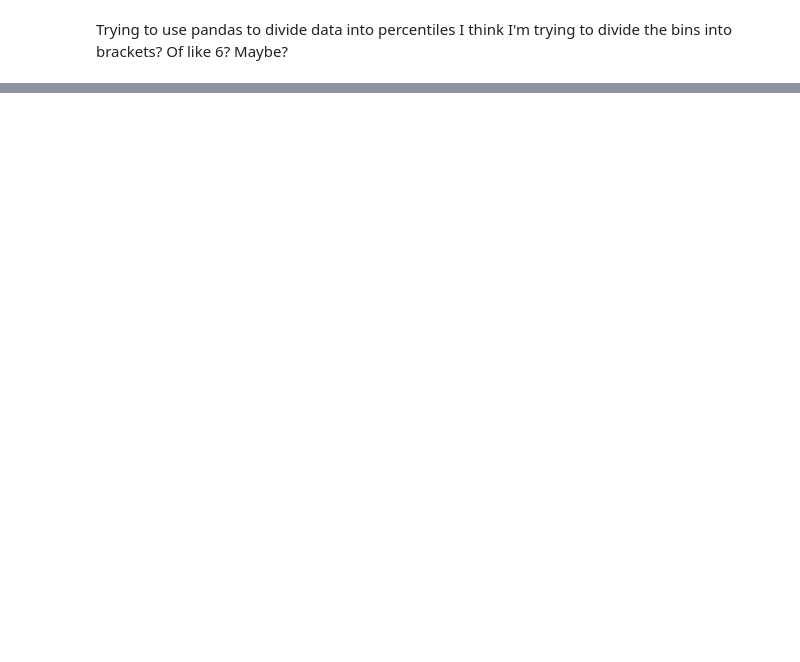
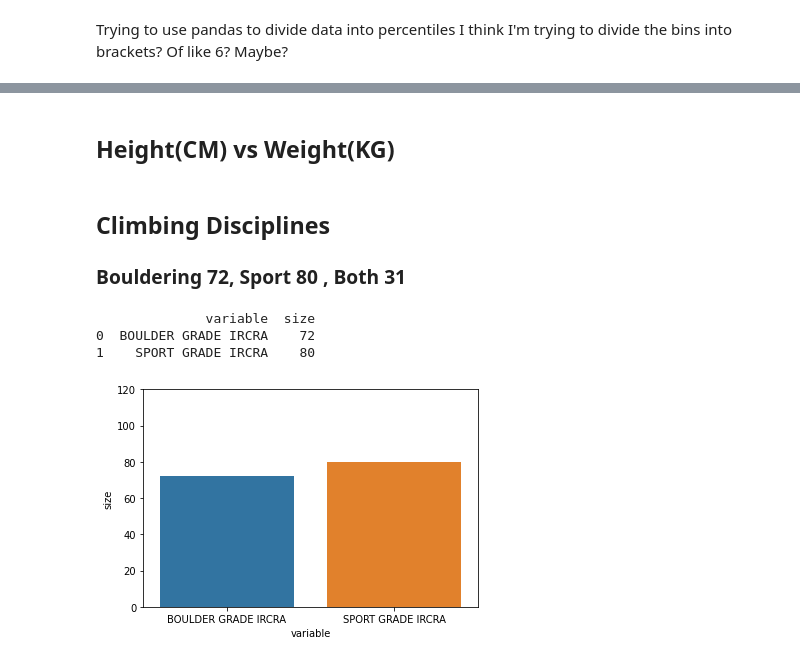
Before and after one commit to haokliao/Critical-Force-Visualization, a Jupyter notebook: EDA_scratch.ipynb, the cells around one changed output, grey strips where cells are left out. Saved outputs shown, nothing was run; the diff lists cells and outputs as text; code cells hidden in the pictures; blank space fills up the shorter version.

```diff
--- a/EDA_scratch.ipynb
+++ b/EDA_scratch.ipynb
@@ -89,8 +72,9 @@ TypeError: float() argument must be a string or a number, not 'pandas._libs.inte
 # %%
+#weird chart that doesnt work
 
-sns.set_theme(style="darkgrid")
+# sns.set_theme(style="darkgrid")
 
-g = sns.jointplot(x="YRS CLIMBING", y="PEAK FORCE (KG)", data=dataframe,
-                  kind="reg", truncate=False,
-                  xlim=(0, 40), ylim=(30, 80),
-                  color="m", height=7)
+# g = sns.jointplot(x="YRS CLIMBING", y="PEAK FORCE (KG)", data=dataframe,
+#                   kind="reg", truncate=False,
+#                   xlim=(0, 40), ylim=(30, 80),
+#                   color="m", height=7)
@@ -102,0 +81,2 @@ disciplines_df = dataframe[['SPORT GRADE IRCRA', 'BOULDER GRADE IRCRA']]
+# %% [markdown]
+## Height(CM) vs Weight(KG)
@@ -102,0 +89,4 @@ disciplines_df = dataframe[['SPORT GRADE IRCRA', 'BOULDER GRADE IRCRA']]
+# %% [markdown]
+## Climbing Disciplines
+
+### Bouldering 72, Sport 80 , Both 31
@@ -102,0 +108,15 @@ disciplines_df = dataframe[['SPORT GRADE IRCRA', 'BOULDER GRADE IRCRA']]
+# %%
+disciplines_df= dataframe[['#','SPORT GRADE IRCRA', 'BOULDER GRADE IRCRA']]
+disciplines_bar = pd.melt(disciplines_df,id_vars="#").dropna()
+disciplines_bar = disciplines_bar.groupby(by='variable',as_index=False).size()
+ax3 = sns.barplot(data=ind_disciplines_bar, x="variable", y="size")
+ax3.set(ylim=(0,120))
+#mess with axis
+#figsize
+
+print(disciplines_bar)
+# %% [output]
+              variable  size
+0  BOULDER GRADE IRCRA    72
+1    SPORT GRADE IRCRA    80
+[figure, added]
```
Also changed, not shown: parts of 17 cells of this notebook, 1 other file.
